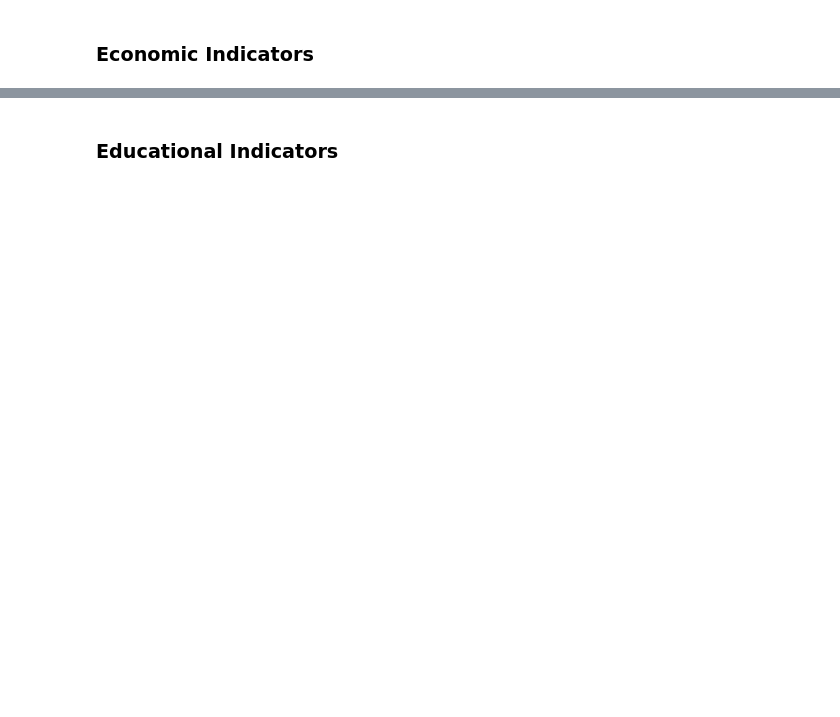
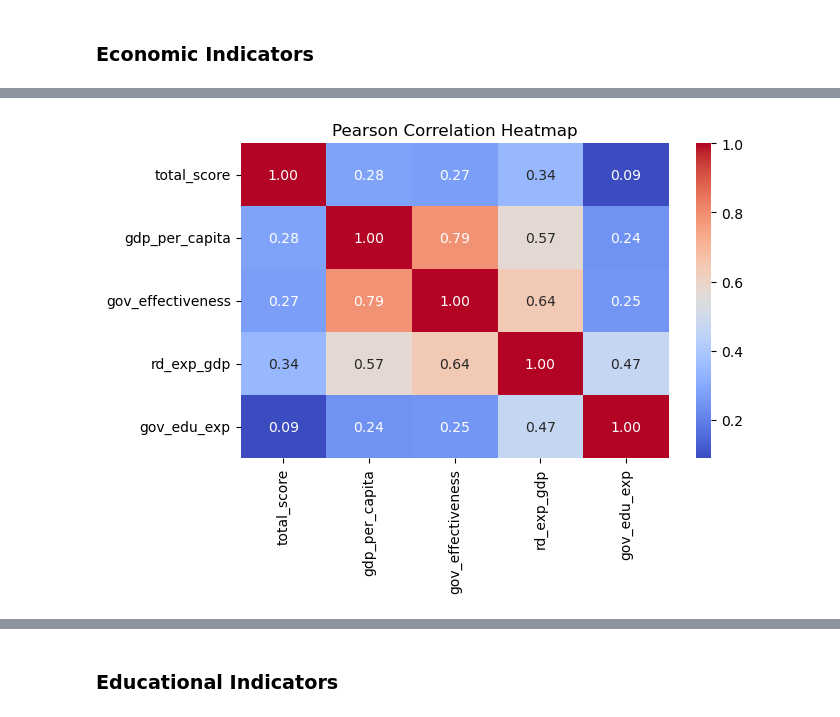
Before and after one commit to i11g/Data-Science-Project, a Jupyter notebook: Data.ipynb, the cells around one changed output, grey strips where cells are left out. Drawn from its saved outputs; the diff is of its cells as text; code cells hidden in the pictures; blank space fills up the shorter version.

```diff
--- a/Data.ipynb
+++ b/Data.ipynb
@@ -2663,0 +2979,17 @@ correlation_analysis(merged_rd, 'total_score', 'rd_exp_gdp', 'R&D Expenditure (%
+# %%
+# Expected inputs:
+# total_score_df: [country, year, total_score, num_universities, avg_score]
+# gdp_pc_long:    [country, year, gdp_per_capita]
+# gov_long:       [country, year, gov_effectiveness]
+# rd_long:        [country, year, rd_exp_gdp]
+# edu_long:       [country, year, gov_edu_exp]
+
+merged_all = (
+    total_score_df
+    .merge(gdp_pc_long, on=["country","year"], how="left")
+    .merge(gov_long,    on=["country","year"], how="left")
+    .merge(rd_long,     on=["country","year"], how="left")
+    .merge(edu_long,    on=["country","year"], how="left")
+)
+
+print(merged_all.head())
@@ -2663,0 +3010,65 @@ correlation_analysis(merged_rd, 'total_score', 'rd_exp_gdp', 'R&D Expenditure (%
+# %%
+# 1) Select columns and make a clean frame
+focus_cols = [
+    "total_score",      # target
+    "gdp_per_capita",
+    "gov_effectiveness",
+    "rd_exp_gdp",
+    "gov_edu_exp"
+]
+corr_df = merged_all[focus_cols].dropna()
+
+# 2) Full correlation matrices (for heatmaps)
+pearson_mat  = corr_df.corr(method="pearson")
+spearman_mat = corr_df.corr(method="spearman")
+kendall_mat  = corr_df.corr(method="kendall")
+
+# 3) Target-wise correlations (coef + p-value) in one tidy table
+def correlate_to_target(df: pd.DataFrame, target: str, features: list[str]) -> pd.DataFrame:
+    rows = []
+    for feat in features:
+        sub = df[[target, feat]].dropna()
+        x, y = sub[target].to_numpy(), sub[feat].to_numpy()
+
+        pr, pp = pearsonr(x, y)
+        sr, sp = spearmanr(x, y)          # rank-based, monotonic
+        tr, tp = kendalltau(x, y)         # concordance of pairs
+
+        rows.append({
+            "feature": feat,
+            "pearson_r": pr,   "pearson_p": pp,
+            "spearman_rho": sr,"spearman_p": sp,
+            "kendall_tau": tr, "kendall_p": tp,
+            "n": len(sub)
+        })
+    out = pd.DataFrame(rows)
+    return out.sort_values(by="pearson_r", ascending=False).reset_index(drop=True)
+
+target = "total_score"
+features = [c for c in focus_cols if c != target]
+corr_table = correlate_to_target(corr_df, target, features)
+
+# 4) Pretty print a compact summary
+title = "QS Total Score vs. National Indicators"
+print(f"=== Correlation with {title} ===")
+for _, r in corr_table.iterrows():
+    print(
+        f"{r['feature']}: "
+        f"Pearson r={r['pearson_r']:.4f} (p={r['pearson_p']:.3g}), "
+        f"Spearman ρ={r['spearman_rho']:.4f} (p={r['spearman_p']:.3g}), "
+        f"Kendall τ={r['kendall_tau']:.4f} (p={r['kendall_p']:.3g}); n={int(r['n'])}"
+    )
+
+# 5) Heatmaps (optional)
+plt.figure(figsize=(7,5))
+sns.heatmap(pearson_mat, annot=True, fmt=".2f", cmap="coolwarm")
+plt.title("Pearson Correlation Heatmap"); plt.tight_layout(); plt.show()
+
+plt.figure(figsize=(7,5))
+sns.heatmap(spearman_mat, annot=True, fmt=".2f", cmap="coolwarm")
+plt.title("Spearman Correlation Heatmap"); plt.tight_layout(); plt.show()
+
+plt.figure(figsize=(7,5))
+sns.heatmap(kendall_mat, annot=True, fmt=".2f", cmap="coolwarm")
+plt.title("Kendall Correlation Heatmap"); plt.tight_layout(); plt.show()
+# %% [output]
@@ -2663,0 +3080 @@ correlation_analysis(merged_rd, 'total_score', 'rd_exp_gdp', 'R&D Expenditure (%
+[figure, added]
```
Also changed, not shown: parts of 80 cells of this notebook, 4 other files.
